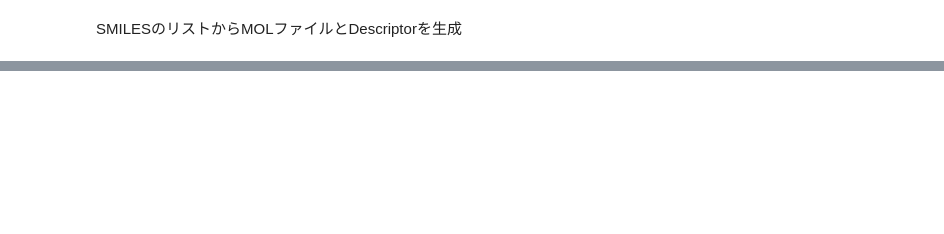
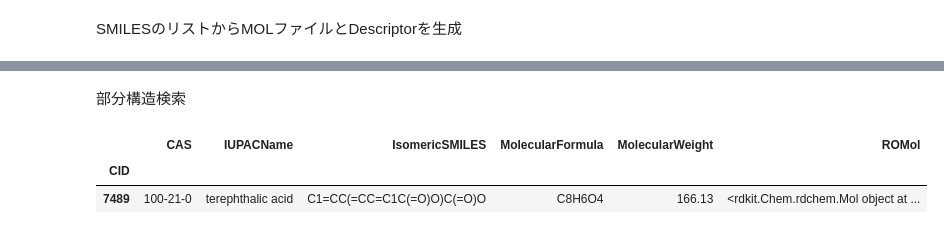
Before and after one commit to keetane/PDB, a Jupyter notebook: SMILES2descriptor.ipynb, the cells around one changed output, grey strips where cells are left out. Saved outputs shown, nothing was run; the diff lists cells and outputs as text; code cells hidden in the pictures; blank space fills up the shorter version.

```diff
--- a/SMILES2descriptor.ipynb
+++ b/SMILES2descriptor.ipynb
@@ -83,0 +206,7 @@ Draw.MolsToGridImage(df.ROMol,
+# %%
+lfc = MolStandardize.fragment.LargestFragmentChooser()
+df['ROMol'] = df.ROMol.map(lambda x: lfc.choose(x))
+Draw.MolsToGridImage(df['ROMol'],
+                     molsPerRow=3,
+                     legends= list(df.IUPACName)
+                     )
@@ -83,0 +215,10 @@ Draw.MolsToGridImage(df.ROMol,
+# %% [markdown]
+部分構造検索
+# %%
+match = 'C1=CC=CC=C1'
+match = Chem.MolFromSmiles(match)
+df[df.ROMol >= match]
+# %% [output]
+|  | CAS | IUPACName | IsomericSMILES | MolecularFormula | MolecularWeight | ROMol |
+| CID |  |  |  |  |  |  |
+| 7489 | 100-21-0 | terephthalic acid | C1=CC(=CC=C1C(=O)O)C(=O)O | C8H6O4 | 166.13 | <rdkit.Chem.rdchem.Mol object at ... |
```
Also changed, not shown: parts of 21 cells of this notebook.
